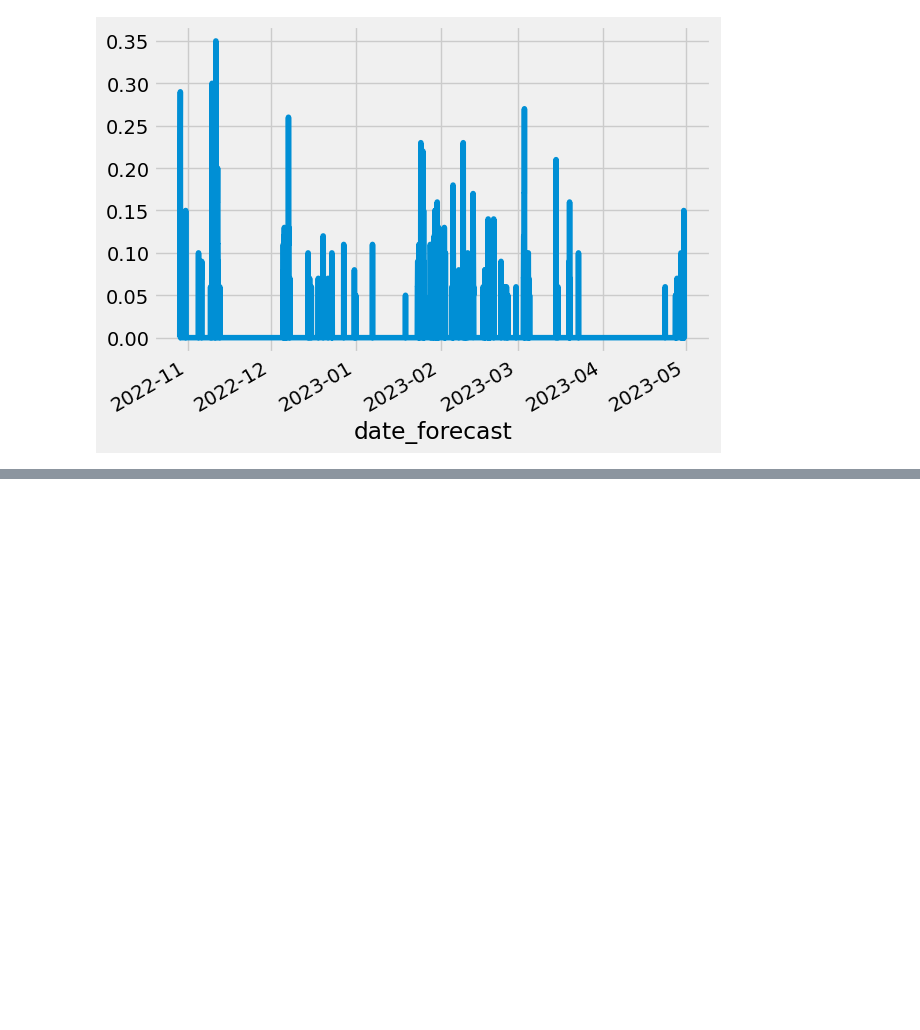
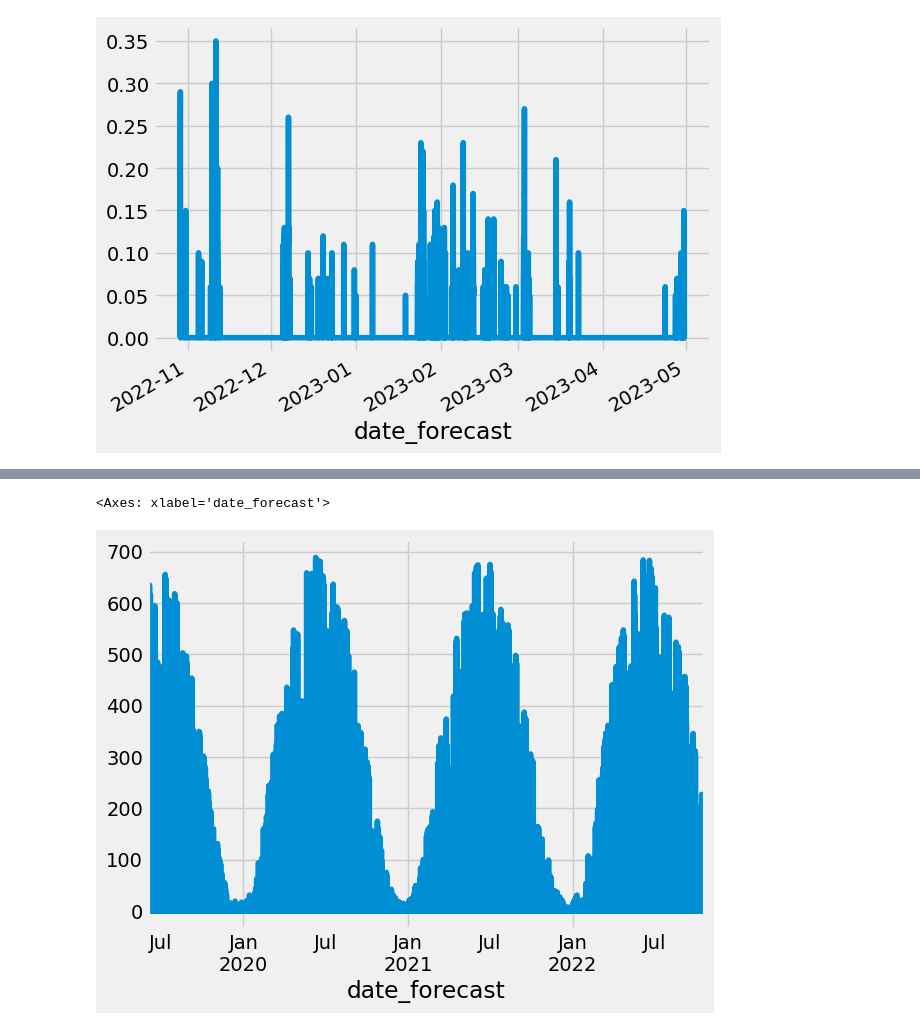
Before and after one commit to simenstang/TDT4173, a Jupyter notebook: data/notebooks_trials/eda/eda_3.ipynb, the cells around one changed output, grey strips where cells are left out. Saved outputs shown, nothing was run; the diff lists cells and outputs as text; code cells hidden in the pictures; blank space fills up the shorter version.

```diff
--- a/data/notebooks_trials/eda/eda_3.ipynb
+++ b/data/notebooks_trials/eda/eda_3.ipynb
@@ -94,0 +115,5 @@ X_train_estimated_c[f].plot()
+# %%
+X_train_observed_a['direct_rad:W'].plot()
+# %% [output]
+<Axes: xlabel='date_forecast'>
+[figure, added]
```
Also changed, not shown: parts of 4 cells of this notebook, 52 other files.
